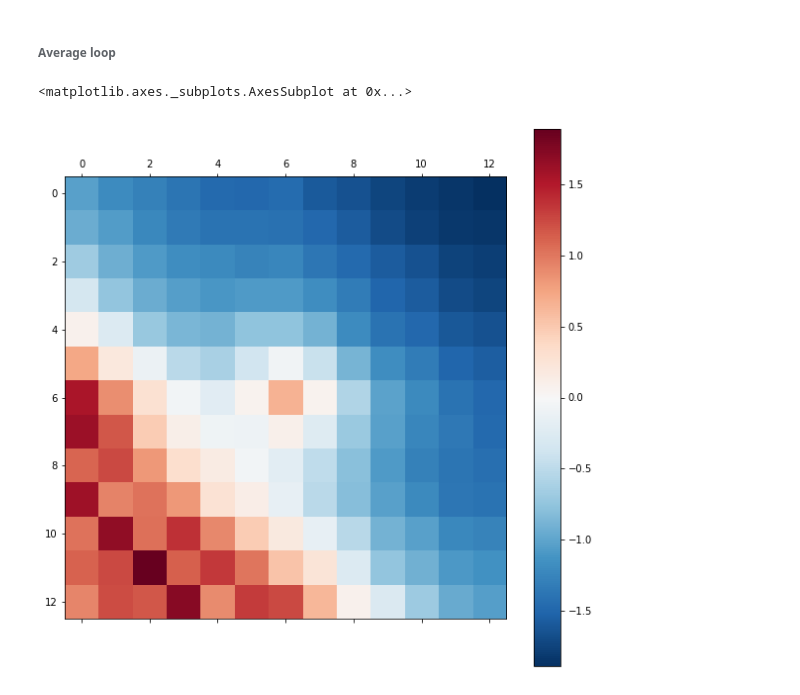
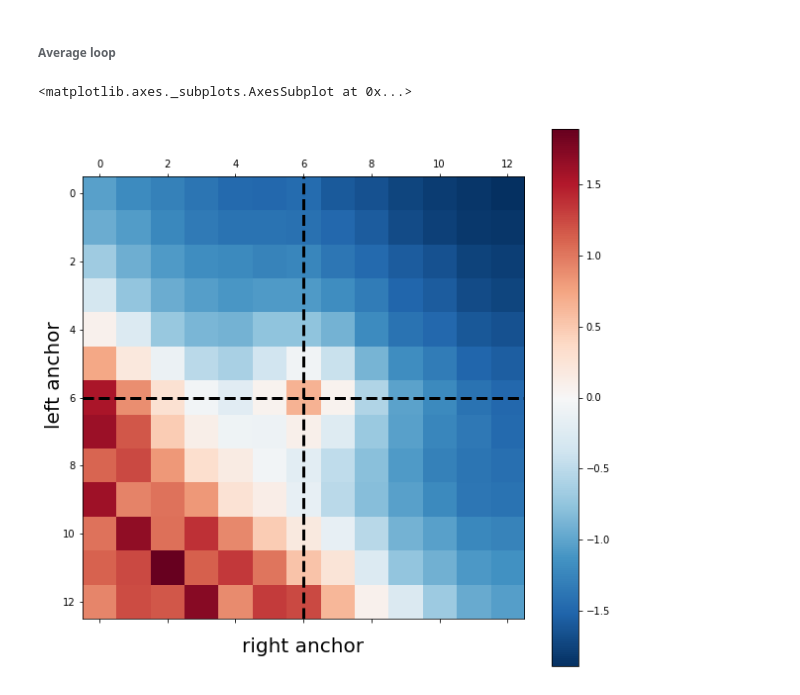
Before and after one commit to GoodBoy962/Dictyostelium-loops, a Jupyter notebook: dicty/Loops visualisation and processing (Dicty).ipynb, the cells around one changed output. Cells and saved outputs as stored; diff of their text form; code cells hidden in the pictures.

```diff
--- a/dicty/Loops visualisation and processing (Dicty).ipynb
+++ b/dicty/Loops visualisation and processing (Dicty).ipynb
@@ -160,7 +160,7 @@ loops_utils.plot_HiC(loops_utils.z_norm_zero_middle(loop_window), figsize=(10,10
 # %%
 loop_avg = avg_loops(arr)
 loops_utils.plot_HiC(loops_utils.z_norm_zero_middle(loop_avg), figsize=(10, 10),
-                     name='dicty_raw_average_loop')
+                     name='dicty_raw_average_loop', is_loop=True)
 # %% [output]
 <matplotlib.axes._subplots.AxesSubplot at 0x...>
-[figure, old version]
+[figure, new version]
```
Also changed, not shown: parts of 4 cells of this notebook, 2 other files.
